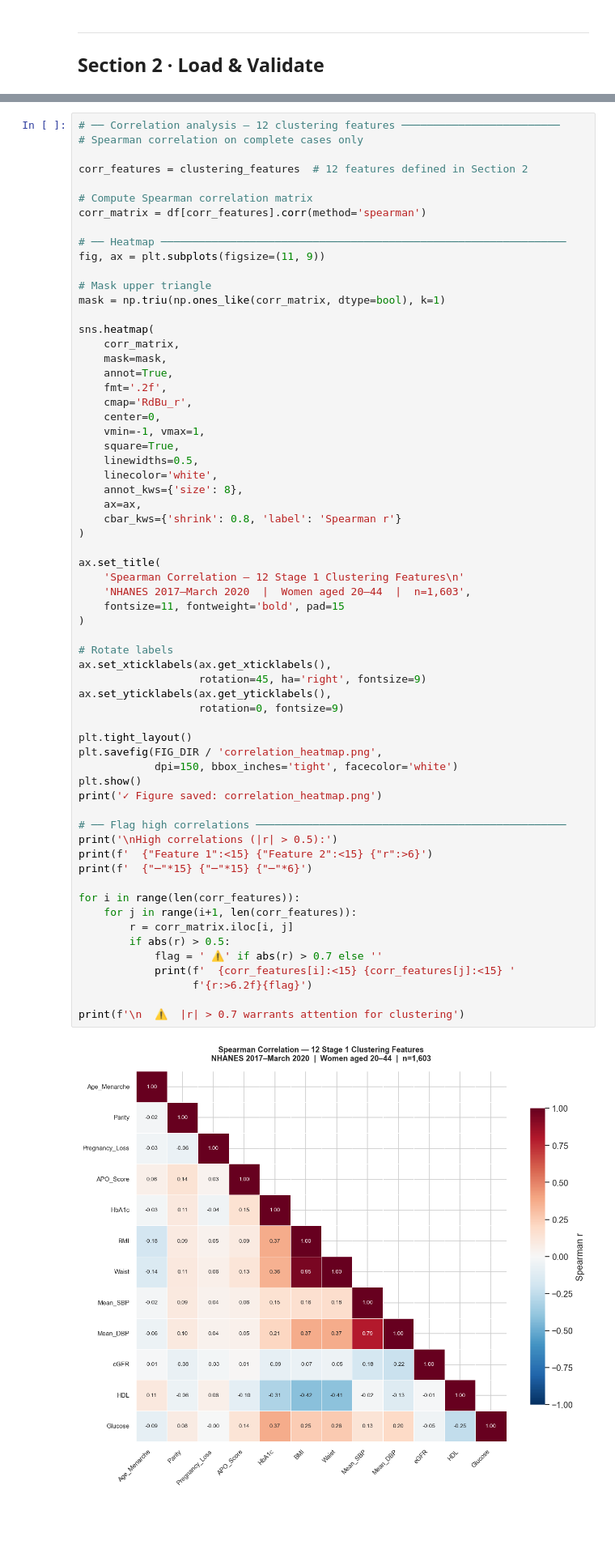
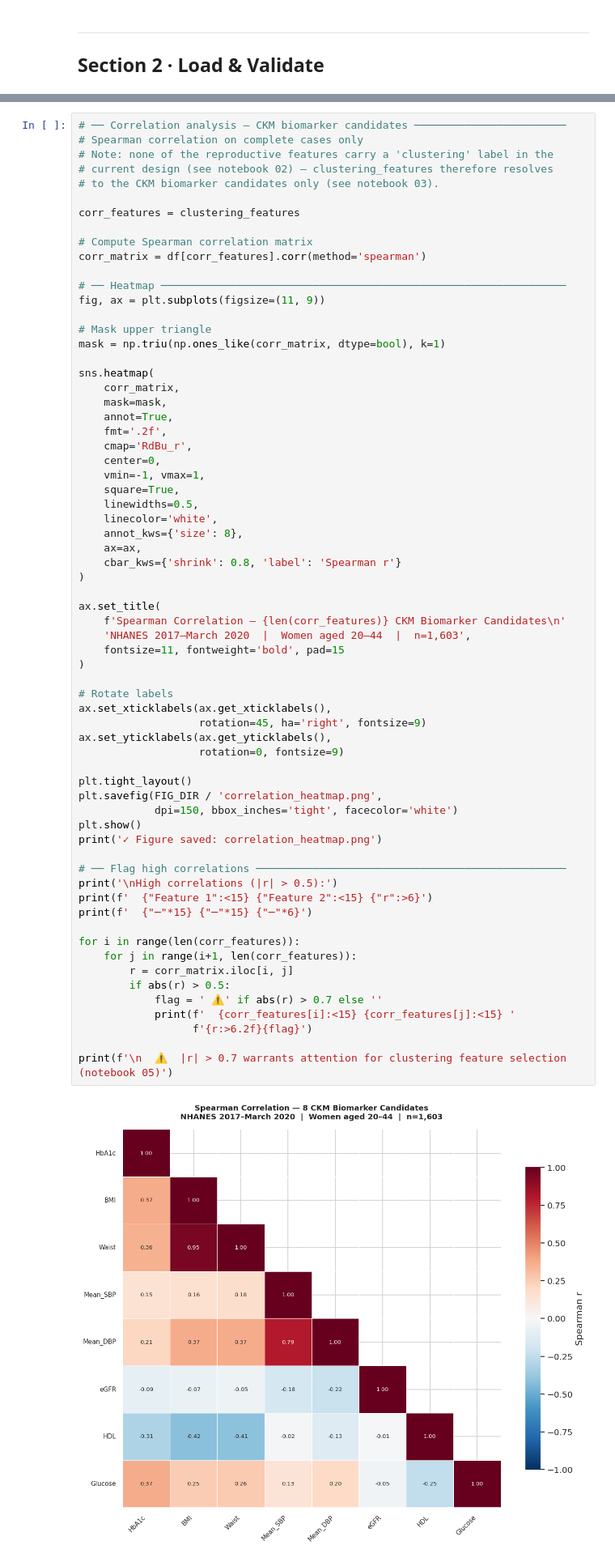
Before and after one commit to alexavelez/nhanes-ckm, a Jupyter notebook: notebooks/04_exploratory_analysis.ipynb, the cells around one changed output, grey strips where cells are left out. Shown at 81% size. Drawn from its saved outputs; the diff is of its cells as text; blank space fills up the shorter version.

```diff
--- a/notebooks/04_exploratory_analysis.ipynb
+++ b/notebooks/04_exploratory_analysis.ipynb
@@ -527,8 +520,11 @@ APO_Score and Gravidity.
 # %%
-# ── Correlation analysis — 12 clustering features ─────────────────────────
+# ── Correlation analysis — CKM biomarker candidates ────────────────────────
 # Spearman correlation on complete cases only
+# Note: none of the reproductive features carry a 'clustering' label in the
+# current design (see notebook 02) — clustering_features therefore resolves
+# to the CKM biomarker candidates only (see notebook 03).
 
-corr_features = clustering_features  # 12 features defined in Section 2
+corr_features = clustering_features
 
 # Compute Spearman correlation matrix
 corr_matrix = df[corr_features].corr(method='spearman')
@@ -556,39 +552,39 @@ sns.heatmap(
 )
 
 ax.set_title(
-    'Spearman Correlation — 12 Stage 1 Clustering Features\n'
+    f'Spearman Correlation — {len(corr_features)} CKM Biomarker Candidates\n'
     'NHANES 2017–March 2020  |  Women aged 20–44  |  n=1,603',
     fontsize=11, fontweight='bold', pad=15
 )
 
 # Rotate labels
 ax.set_xticklabels(ax.get_xticklabels(),
                    rotation=45, ha='right', fontsize=9)
 ax.set_yticklabels(ax.get_yticklabels(),
                    rotation=0, fontsize=9)
 
 plt.tight_layout()
 plt.savefig(FIG_DIR / 'correlation_heatmap.png',
             dpi=150, bbox_inches='tight', facecolor='white')
 plt.show()
 print('✓ Figure saved: correlation_heatmap.png')
 
 # ── Flag high correlations ─────────────────────────────────────────────────
 print('\nHigh correlations (|r| > 0.5):')
 print(f'  {"Feature 1":<15} {"Feature 2":<15} {"r":>6}')
 print(f'  {"─"*15} {"─"*15} {"─"*6}')
 
 for i in range(len(corr_features)):
     for j in range(i+1, len(corr_features)):
         r = corr_matrix.iloc[i, j]
         if abs(r) > 0.5:
             flag = ' ⚠️' if abs(r) > 0.7 else ''
             print(f'  {corr_features[i]:<15} {corr_features[j]:<15} '
                   f'{r:>6.2f}{flag}')
 
-print(f'\n  ⚠️  |r| > 0.7 warrants attention for clustering')
+print(f'\n  ⚠️  |r| > 0.7 warrants attention for clustering feature selection (notebook 05)')
 # %% [output]
-[figure, old version]
+[figure, new version]
 ✓ Figure saved: correlation_heatmap.png
 
 High correlations (|r| > 0.5):
```
Also changed, not shown: parts of 11 cells of this notebook, 24 other files.
